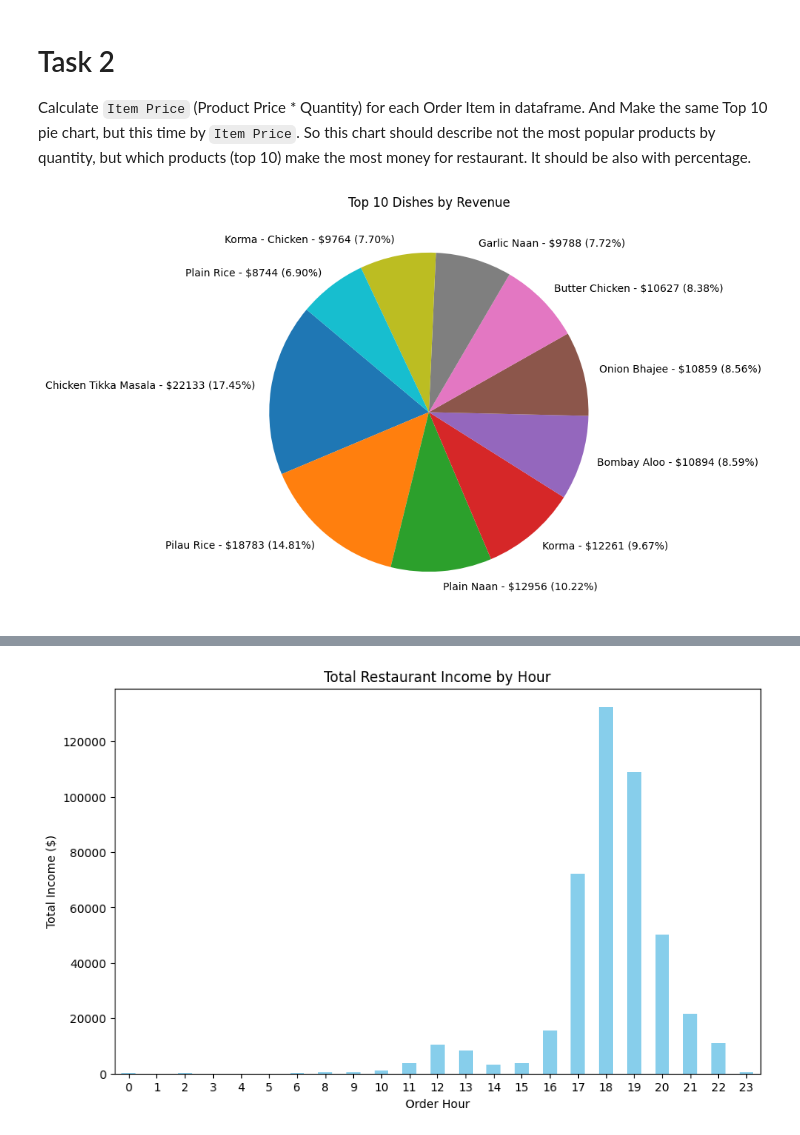
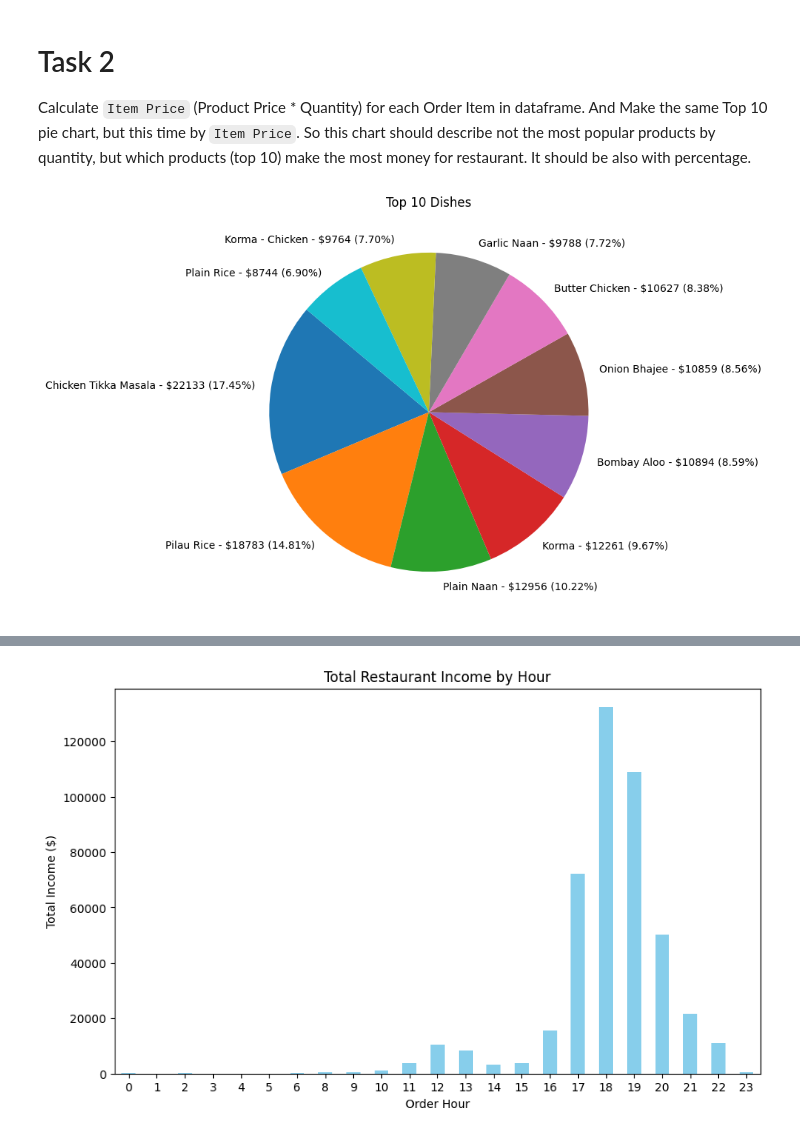
Before and after one commit to Chub-andrew/py-restaurant-data-analysis, a Jupyter notebook: app/main.ipynb, the cells around one changed output, grey strips where cells are left out. Cells and saved outputs as stored; diff of their text form; code cells hidden in the pictures.

```diff
--- a/app/main.ipynb
+++ b/app/main.ipynb
@@ -79,19 +79,19 @@ plt.show()
 Calculate `Item Price` (Product Price * Quantity) for each Order Item in dataframe.
 And Make the same Top 10 pie chart, but this time by `Item Price`. So this chart should describe not the most popular products by quantity, but which products (top 10) make the most money for restaurant. It should be also with percentage.
 # %%
-df["item Price"] = df["quantity"] * df["price"]
-revenue_per_product = df.groupby("name")["item Price"].sum()
+df["item price"] = df["quantity"] * df["price"]
+revenue_per_product = df.groupby("name")["item price"].sum()
 top_10_revenue_products = revenue_per_product.sort_values(ascending=False).head(10)
 total_top_10_revenue = top_10_revenue_products.sum()
 percentages = (top_10_revenue_products / total_top_10_revenue) * 100
 
 plt.figure(figsize=(10, 7))
 labels = ["{} - ${} ({:.2f}%)".format(label, int(round(value)), percentage) for label, value, percentage in zip(top_10_revenue_products.index, top_10_revenue_products, percentages)]
 patches, texts, autotexts = plt.pie(percentages, labels=labels, autopct="", startangle=140)
-plt.title("Top 10 Dishes by Revenue")
+plt.title("Top 10 Dishes")
 plt.show()
 # %% [output]
-[figure, old version]
+[figure, new version]
 # %% [markdown]
 # Task 3
 Calculate `Order Hour` based on `Order Datetime`, which will tell about the specific our the order was created (from 0 to 23). Using `Order Hour` create a bar chart, which will tell the total restaurant income based on the hour order was created. So on x-axis - it will be values from 0 to 23 (hours), on y-axis - it will be the total sum of order prices, which were sold on that hour.
```
Also changed, not shown: parts of 2 cells of this notebook.
